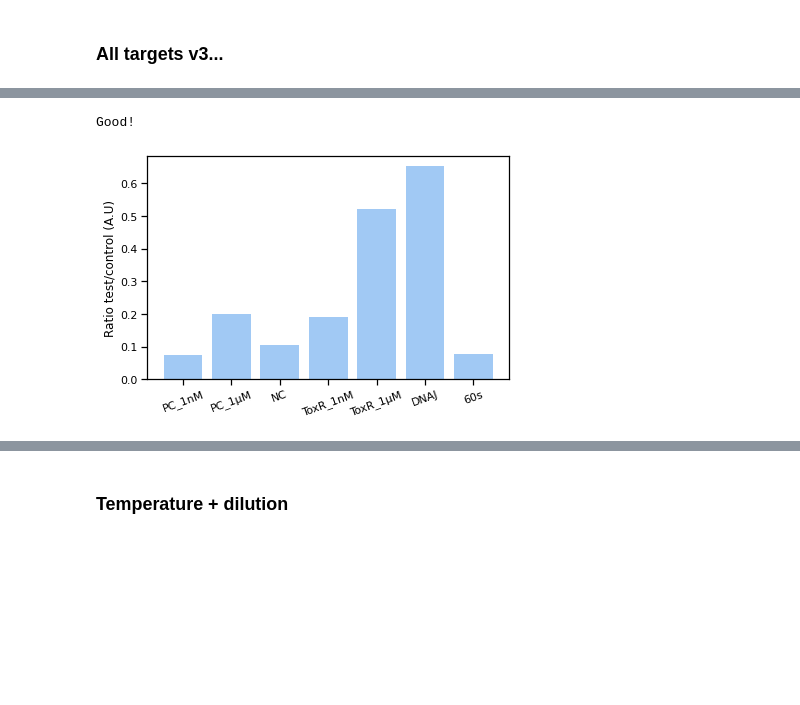
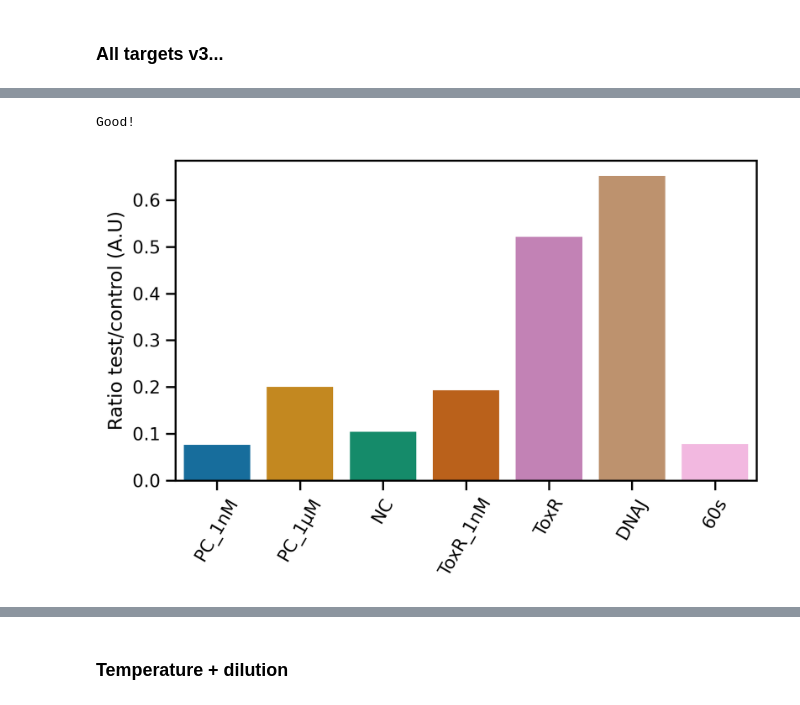
Before and after one commit to NessLfy/iGEM, a Jupyter notebook: scripts/quantification_paper_test.ipynb, the cells around one changed output, grey strips where cells are left out. Cells and saved outputs as stored; diff of their text form; code cells hidden in the pictures; blank space fills up the shorter version.

```diff
--- a/scripts/quantification_paper_test.ipynb
+++ b/scripts/quantification_paper_test.ipynb
@@ -8,4 +10,6 @@ import QPTF as qp
 # %%
 sns.set_context("notebook")
-sns.set_palette("pastel")
+sns.set_palette("colorblind")
+path = '../images/paper_test/'
+plt.rcParams["figure.dpi"] = 300
 # %%
@@ -69,6 +85,6 @@ Good!
 # %%
-qp.quantifg("../results/paper_test/new_guides.csv",['PC_1nM','PC_1µM','NC','ToxR_1nM','ToxR_1µM','DNAJ','60s'])
+m = qp.quantifg("../results/paper_test/new_guides.csv",['PC_1nM','PC_1µM','NC','ToxR_1nM','ToxR','DNAJ','60s'])
 #plt.savefig("../images/paper_test/new_guides.png",dpi=300)
 # %% [output]
 Good!
-[figure, old version]
+[figure, new version]
```
Also changed, not shown: parts of 17 cells of this notebook, 47 other files.
